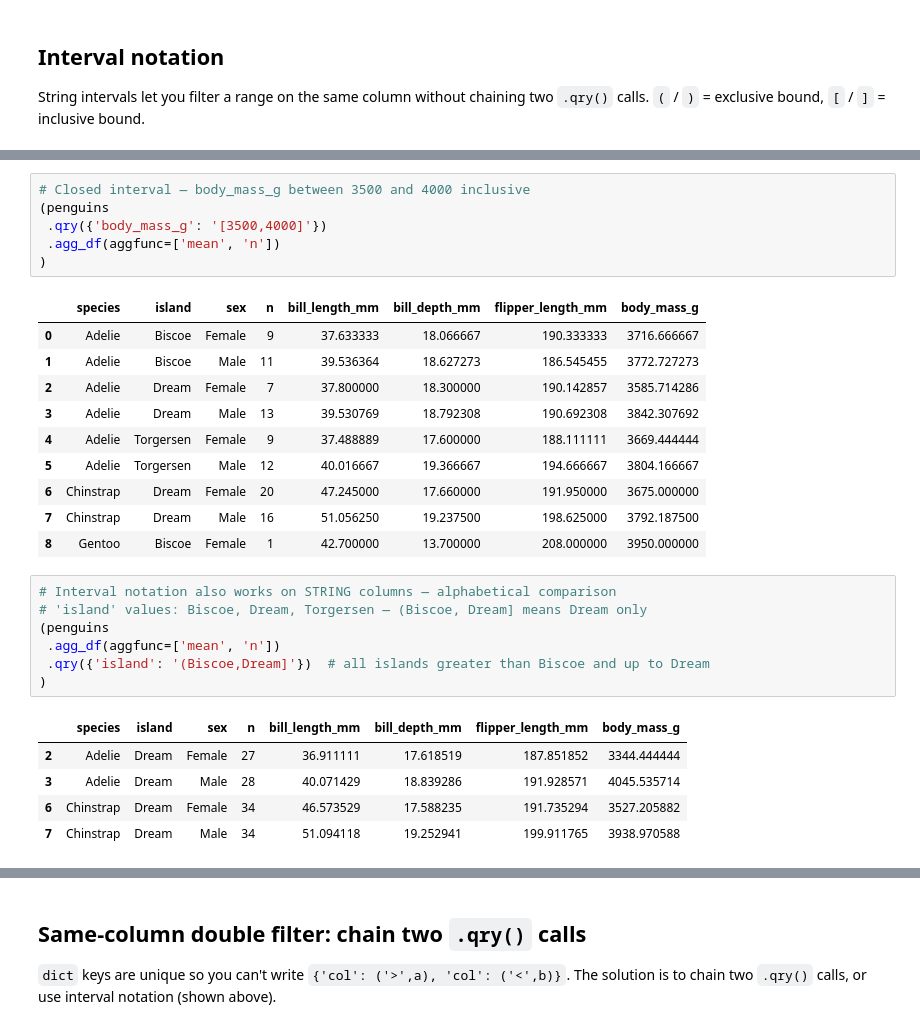
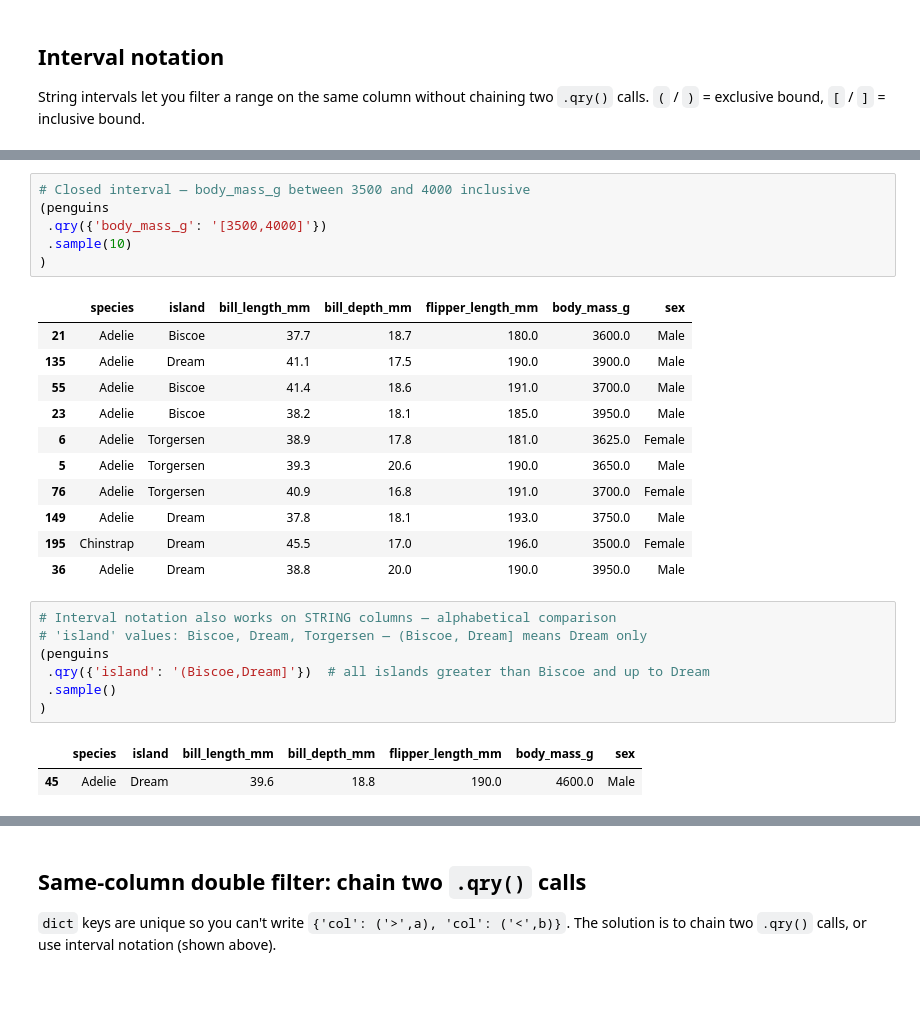
Before and after one commit to maddytae/pytae, a Jupyter notebook: notebooks/qry.ipynb, the cells around one changed output, grey strips where cells are left out. Saved outputs shown, nothing was run; the diff lists cells and outputs as text; blank space fills up the shorter version.

```diff
--- a/notebooks/qry.ipynb
+++ b/notebooks/qry.ipynb
@@ -138,30 +169,28 @@ String intervals let you filter a range on the same column without chaining two
 # %%
 # Closed interval — body_mass_g between 3500 and 4000 inclusive
 (penguins
  .qry({'body_mass_g': '[3500,4000]'})
- .agg_df(aggfunc=['mean', 'n'])
+ .sample(10)
 )
 # %% [output]
-|  | species | island | sex | n | bill_length_mm | bill_depth_mm | flipper_length_mm | body_mass_g |
-| 0 | Adelie | Biscoe | Female | 9 | 37.633333 | 18.066667 | 190.333333 | 3716.666667 |
-| 1 | Adelie | Biscoe | Male | 11 | 39.536364 | 18.627273 | 186.545455 | 3772.727273 |
-| 2 | Adelie | Dream | Female | 7 | 37.800000 | 18.300000 | 190.142857 | 3585.714286 |
-| 3 | Adelie | Dream | Male | 13 | 39.530769 | 18.792308 | 190.692308 | 3842.307692 |
-| 4 | Adelie | Torgersen | Female | 9 | 37.488889 | 17.600000 | 188.111111 | 3669.444444 |
-| 5 | Adelie | Torgersen | Male | 12 | 40.016667 | 19.366667 | 194.666667 | 3804.166667 |
-| 6 | Chinstrap | Dream | Female | 20 | 47.245000 | 17.660000 | 191.950000 | 3675.000000 |
-| 7 | Chinstrap | Dream | Male | 16 | 51.056250 | 19.237500 | 198.625000 | 3792.187500 |
-| 8 | Gentoo | Biscoe | Female | 1 | 42.700000 | 13.700000 | 208.000000 | 3950.000000 |
+|  | species | island | bill_length_mm | bill_depth_mm | flipper_length_mm | body_mass_g | sex |
+| 21 | Adelie | Biscoe | 37.7 | 18.7 | 180.0 | 3600.0 | Male |
+| 135 | Adelie | Dream | 41.1 | 17.5 | 190.0 | 3900.0 | Male |
+| 55 | Adelie | Biscoe | 41.4 | 18.6 | 191.0 | 3700.0 | Male |
+| 23 | Adelie | Biscoe | 38.2 | 18.1 | 185.0 | 3950.0 | Male |
+| 6 | Adelie | Torgersen | 38.9 | 17.8 | 181.0 | 3625.0 | Female |
+| 5 | Adelie | Torgersen | 39.3 | 20.6 | 190.0 | 3650.0 | Male |
+| 76 | Adelie | Torgersen | 40.9 | 16.8 | 191.0 | 3700.0 | Female |
+| 149 | Adelie | Dream | 37.8 | 18.1 | 193.0 | 3750.0 | Male |
+| 195 | Chinstrap | Dream | 45.5 | 17.0 | 196.0 | 3500.0 | Female |
+| 36 | Adelie | Dream | 38.8 | 20.0 | 190.0 | 3950.0 | Male |
 # %%
 # Interval notation also works on STRING columns — alphabetical comparison
 # 'island' values: Biscoe, Dream, Torgersen — (Biscoe, Dream] means Dream only
 (penguins
- .agg_df(aggfunc=['mean', 'n'])
  .qry({'island': '(Biscoe,Dream]'})  # all islands greater than Biscoe and up to Dream
+ .sample()
 )
 # %% [output]
-|  | species | island | sex | n | bill_length_mm | bill_depth_mm | flipper_length_mm | body_mass_g |
-| 2 | Adelie | Dream | Female | 27 | 36.911111 | 17.618519 | 187.851852 | 3344.444444 |
-| 3 | Adelie | Dream | Male | 28 | 40.071429 | 18.839286 | 191.928571 | 4045.535714 |
-| 6 | Chinstrap | Dream | Female | 34 | 46.573529 | 17.588235 | 191.735294 | 3527.205882 |
-| 7 | Chinstrap | Dream | Male | 34 | 51.094118 | 19.252941 | 199.911765 | 3938.970588 |
+|  | species | island | bill_length_mm | bill_depth_mm | flipper_length_mm | body_mass_g | sex |
+| 45 | Adelie | Dream | 39.6 | 18.8 | 190.0 | 4600.0 | Male |
```
Also changed, not shown: parts of 13 cells of this notebook, 4 other files.
